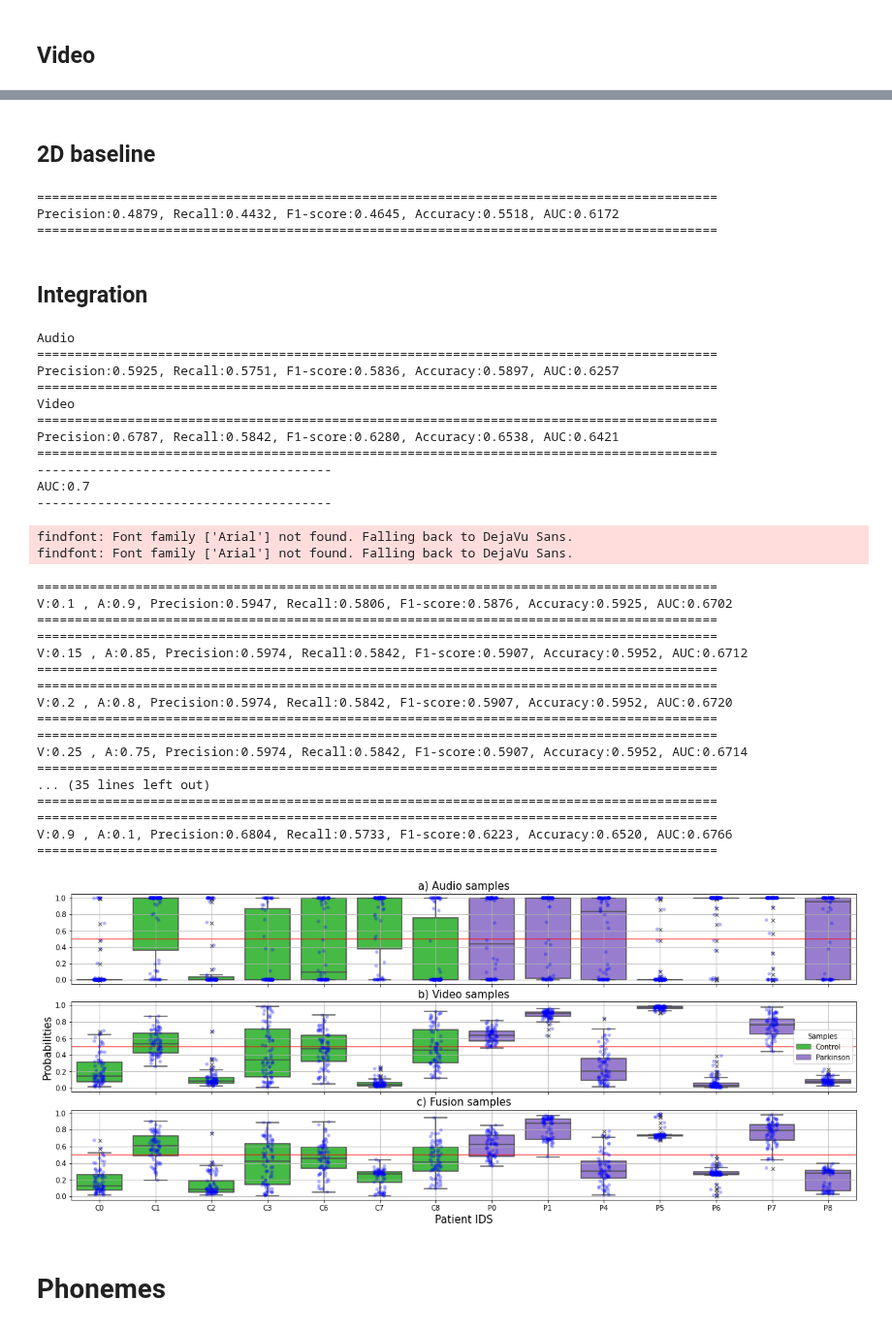
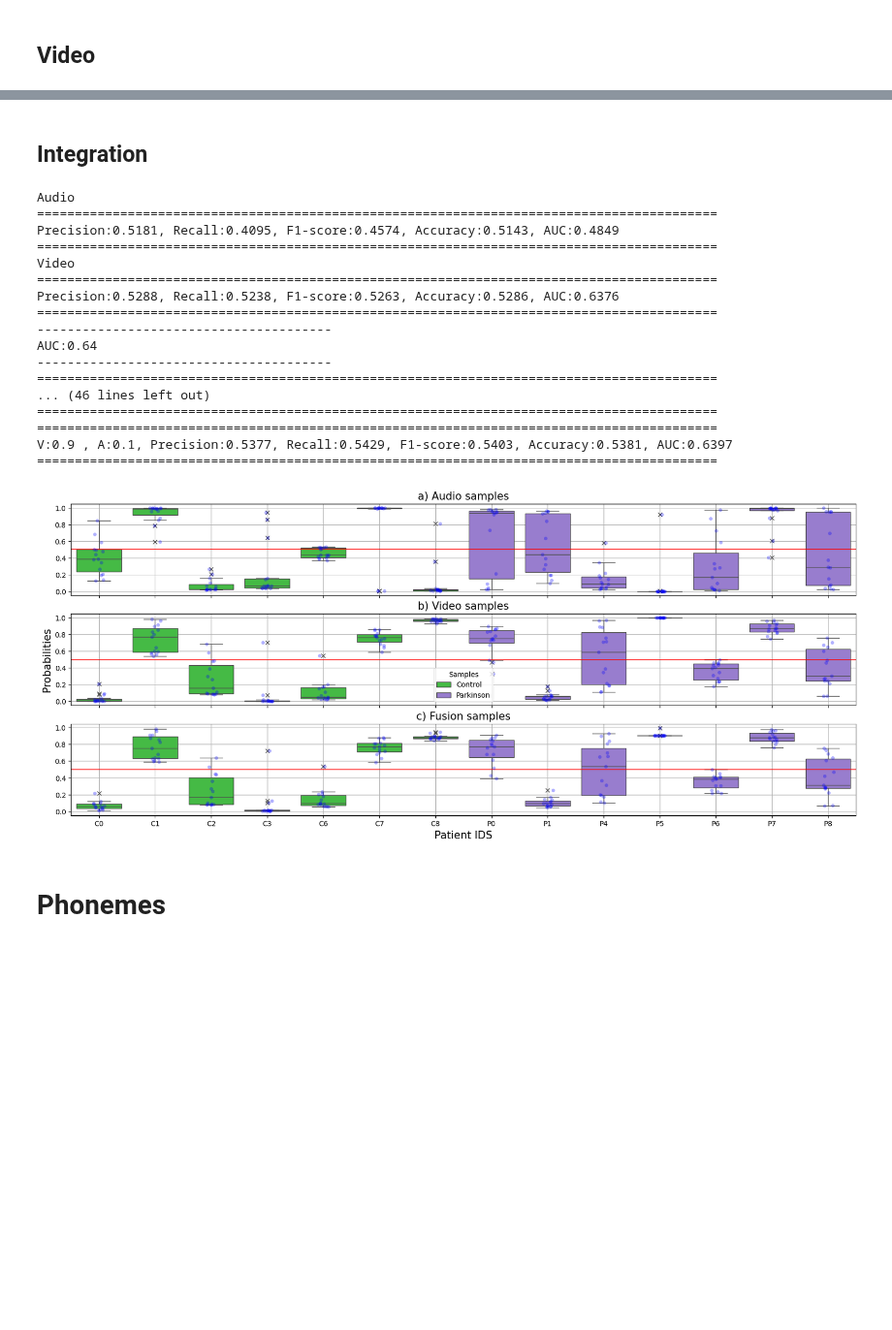
Before and after one commit to jdvalera19/Parkinson-Multimodal-Cross-Attention, a Jupyter notebook: View_result copy.ipynb, the cells around one changed output, grey strips where cells are left out. Shown at 97% size. Drawn from its saved outputs; the diff is of its cells as text; code cells hidden in the pictures; blank space fills up the shorter version.

```diff
--- a/View_result copy.ipynb
+++ b/View_result copy.ipynb
@@ -42,64 +24,43 @@ Precision:0.6096, Recall:0.4634, F1-score:0.5265, Accuracy:0.5833, AUC:0.5782
-# %% [markdown]
-## 2D baseline
-# %%
-view_results('Results/Note:2D baseline-Lr:1e-06-Epoch:10-Exercise:vowels.csv')
-# %% [output]
-==========================================================================================
-Precision:0.4879, Recall:0.4432, F1-score:0.4645, Accuracy:0.5518, AUC:0.6172
-==========================================================================================
 # %% [markdown]
 ## Integration
 # %%
-audio_path = 'Results/Note:AUDIO:LOO_data_v2_balanced_vgg16_without_weights-Lr:1e-05-Epoch:100-Exercise:Vowels-duration_size:False.csv'
-video_path = 'Results/Note:VIDEO:LOO_data_v2_balanced-Lr:1e-05-Epoch:50-Exercise:Vowels-duration_size:False.csv'
+audio_path = 'Results_v2/Note:AUDIO_128:weights-Lr:1e-06-Epoch:100-Exercise:Vowels-duration_size:False.csv'
+video_path = 'Results_v2/Note:VIDEO:weights-Lr:0.0001-Epoch:50-Exercise:Vowels-duration_size:False.csv'
 save_name  = 'results_vowels'
-alpha      = 0.25
+alpha      = 0.1
 
 print('Audio')
 view_results(audio_path)
 print('Video')
 view_results(video_path)
 
 generate_final_visualization(audio_path,
                              video_path,
                              save_name,
                              'Patient IDS',
                              alpha)
 
 data_vowels = audio_visual_evaluation(audio_path,
                                       video_path)
 # %% [output]
 Audio
 ==========================================================================================
-Precision:0.5925, Recall:0.5751, F1-score:0.5836, Accuracy:0.5897, AUC:0.6257
+Precision:0.5181, Recall:0.4095, F1-score:0.4574, Accuracy:0.5143, AUC:0.4849
 ==========================================================================================
 Video
 ==========================================================================================
-Precision:0.6787, Recall:0.5842, F1-score:0.6280, Accuracy:0.6538, AUC:0.6421
+Precision:0.5288, Recall:0.5238, F1-score:0.5263, Accuracy:0.5286, AUC:0.6376
 ==========================================================================================
 ---------------------------------------
-AUC:0.7
+AUC:0.64
 ---------------------------------------
+==========================================================================================
+... (46 lines left out)
+==========================================================================================
+==========================================================================================
+V:0.9 , A:0.1, Precision:0.5377, Recall:0.5429, F1-score:0.5403, Accuracy:0.5381, AUC:0.6397
+==========================================================================================
-findfont: Font family ['Arial'] not found. Falling back to DejaVu Sans.
-findfont: Font family ['Arial'] not found. Falling back to DejaVu Sans.
-==========================================================================================
-V:0.1 , A:0.9, Precision:0.5947, Recall:0.5806, F1-score:0.5876, Accuracy:0.5925, AUC:0.6702
-==========================================================================================
-==========================================================================================
-V:0.15 , A:0.85, Precision:0.5974, Recall:0.5842, F1-score:0.5907, Accuracy:0.5952, AUC:0.6712
-==========================================================================================
-==========================================================================================
-V:0.2 , A:0.8, Precision:0.5974, Recall:0.5842, F1-score:0.5907, Accuracy:0.5952, AUC:0.6720
-==========================================================================================
-==========================================================================================
-V:0.25 , A:0.75, Precision:0.5974, Recall:0.5842, F1-score:0.5907, Accuracy:0.5952, AUC:0.6714
-==========================================================================================
-... (35 lines left out)
-==========================================================================================
-==========================================================================================
-V:0.9 , A:0.1, Precision:0.6804, Recall:0.5733, F1-score:0.6223, Accuracy:0.6520, AUC:0.6766
-==========================================================================================
-[figure, old version]
+[figure, new version]
 # %% [markdown]
 # Phonemes
 # %% [markdown]
```
Also changed, not shown: parts of 23 cells of this notebook, 17 other files.
